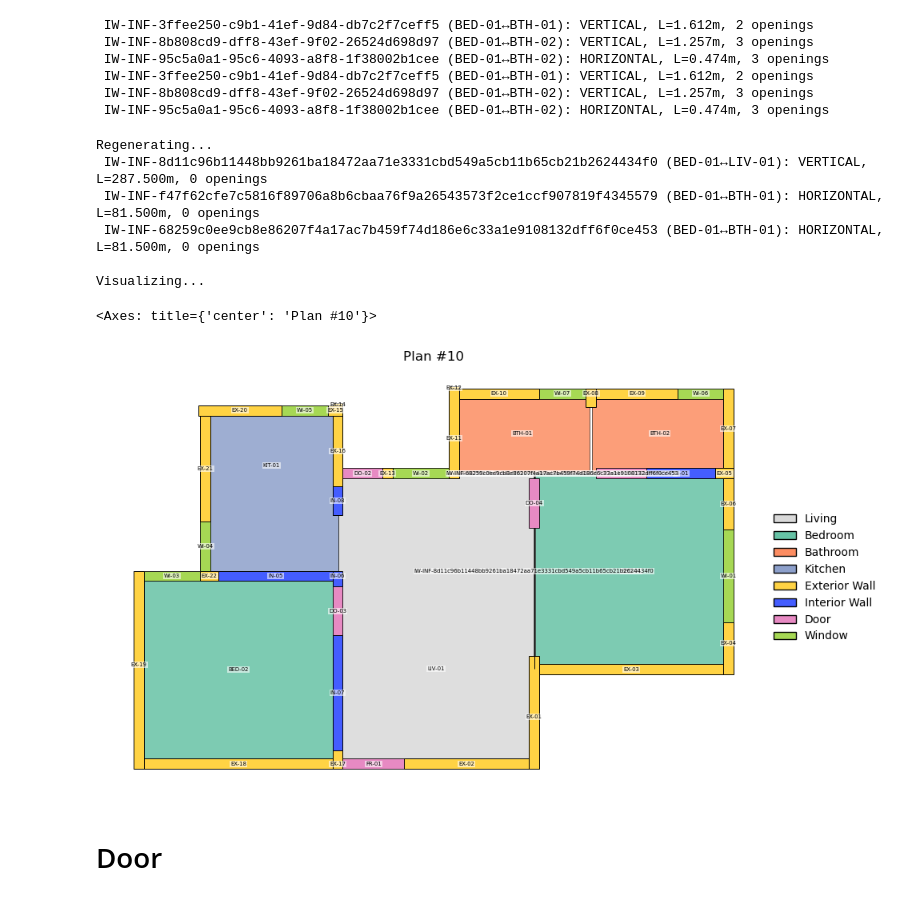
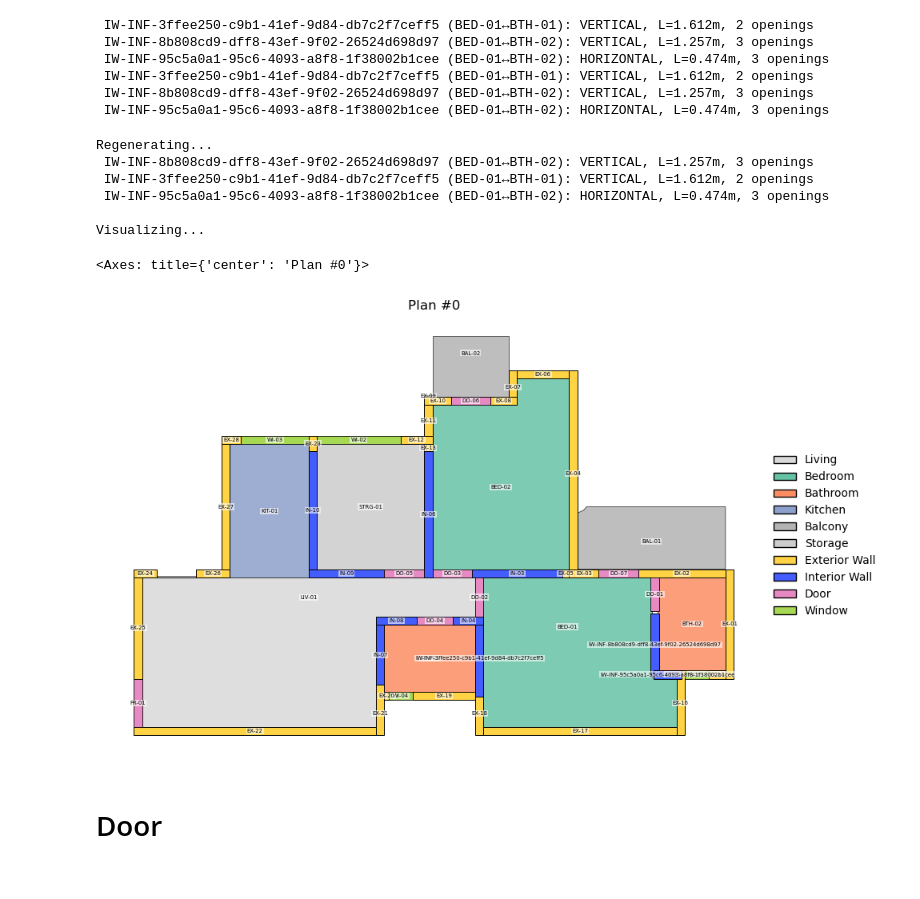
Before and after one commit to numanmuttaqi/Geometry-to-Ontology, a Jupyter notebook: Notebooks/3_togeometry.ipynb, the cells around one changed output. Cells and saved outputs as stored; diff of their text form; code cells hidden in the pictures.

```diff
--- a/Notebooks/3_togeometry.ipynb
+++ b/Notebooks/3_togeometry.ipynb
@@ -28,24 +28,24 @@ walls = plan["instances"]["structural"]["interior_wall"]
 # %%
 from thesis_package.ttl_to_json import save_ttl_as_json
 from thesis_package.visualize import plot_plan_json
 
 print("\nRegenerating...")
 save_ttl_as_json(
-    "../output/inferred_resplan_ttl/plan_00010_walls_back.ttl",
-    "../output/inferred_resplan_json/plan_00010_walls_back.json",
+    "../output/inferred_resplan_ttl/plan_00000_walls_back.ttl",
+    "../output/inferred_resplan_json/plan_00000_walls_back.json",
 )
 
 print("\nVisualizing...")
-plot_plan_json("../output/inferred_resplan_json/plan_00010_walls_back.json")
+plot_plan_json("../output/inferred_resplan_json/plan_00000_walls_back.json")
 # %% [output]
 Regenerating...
- IW-INF-8d11c96b11448bb9261ba18472aa71e3331cbd549a5cb11b65cb21b2624434f0 (BED-01↔LIV-01): VERTICAL, L=287.500m, 0 openings
- IW-INF-f47f62cfe7c5816f89706a8b6cbaa76f9a26543573f2ce1ccf907819f4345579 (BED-01↔BTH-01): HORIZONTAL, L=81.500m, 0 openings
- IW-INF-68259c0ee9cb8e86207f4a17ac7b459f74d186e6c33a1e9108132dff6f0ce453 (BED-01↔BTH-01): HORIZONTAL, L=81.500m, 0 openings
+ IW-INF-8b808cd9-dff8-43ef-9f02-26524d698d97 (BED-01↔BTH-02): VERTICAL, L=1.257m, 3 openings
+ IW-INF-3ffee250-c9b1-41ef-9d84-db7c2f7ceff5 (BED-01↔BTH-01): VERTICAL, L=1.612m, 2 openings
+ IW-INF-95c5a0a1-95c6-4093-a8f8-1f38002b1cee (BED-01↔BTH-02): HORIZONTAL, L=0.474m, 3 openings
 
 Visualizing...
-<Axes: title={'center': 'Plan #10'}>
+<Axes: title={'center': 'Plan #0'}>
-[figure, old version]
+[figure, new version]
 # %% [markdown]
 # Door
 # %%
```
Also changed, not shown: parts of 2 cells of this notebook, 22 other files.
